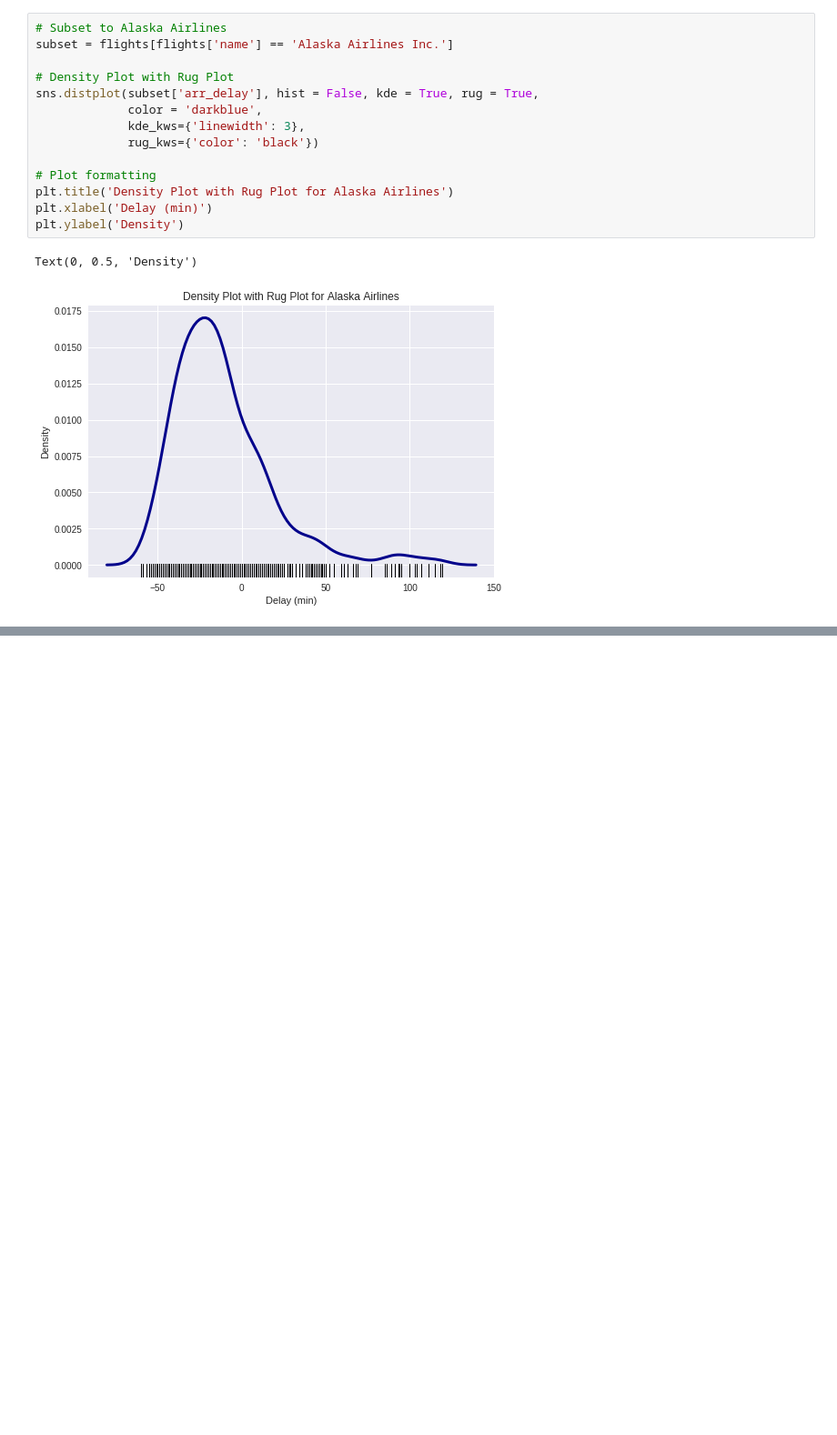
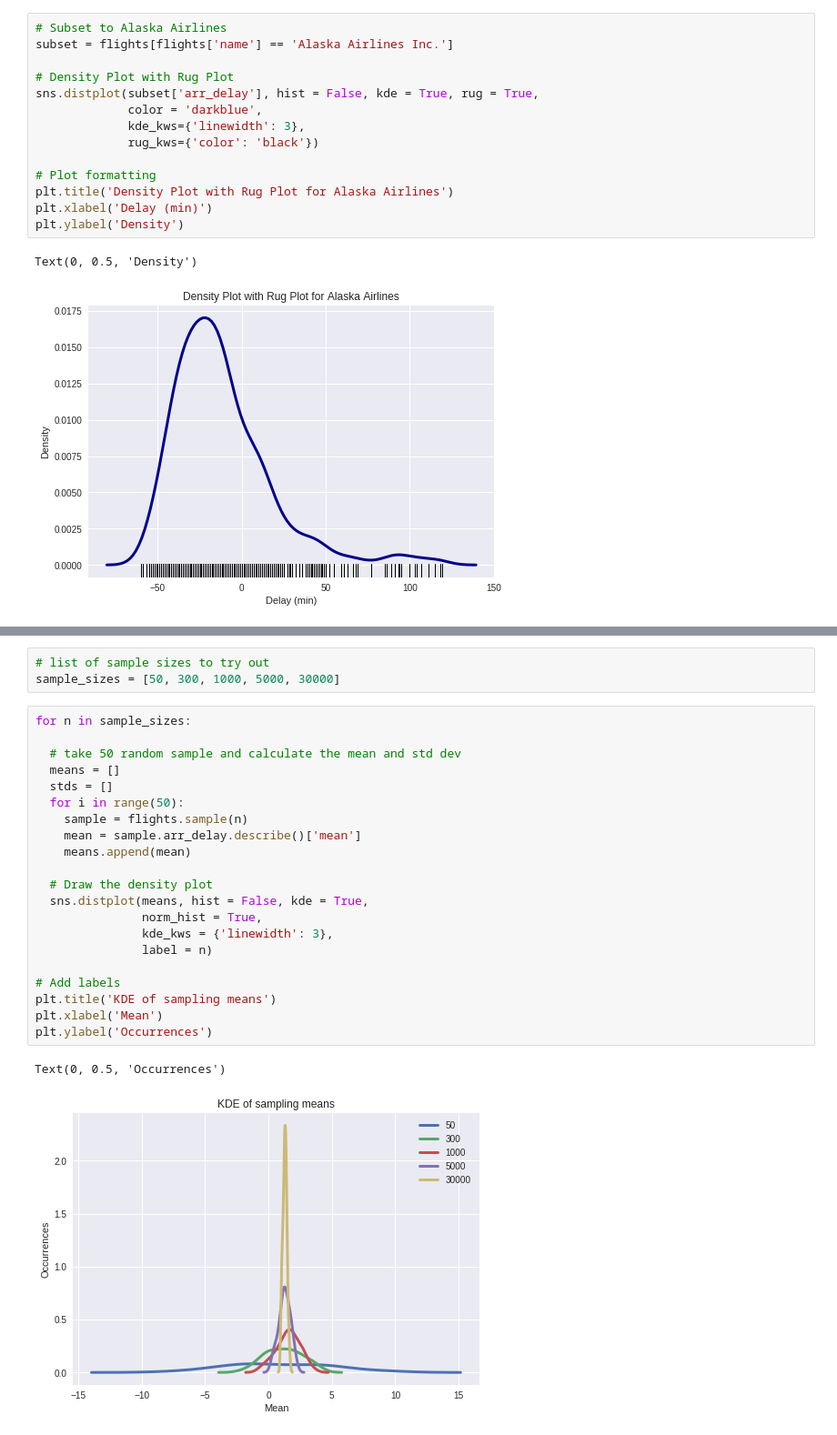
Before and after one commit to MichaelAshton/analyzing-distributions, a Jupyter notebook: analyzing_distributions.ipynb, the cells around one changed output, grey strips where cells are left out. Shown: that part at 91% size. Drawn from its saved outputs; the diff is of its cells as text; blank space fills up the shorter version.

```diff
--- a/analyzing_distributions.ipynb
+++ b/analyzing_distributions.ipynb
@@ -234,0 +334,27 @@ Text(0, 0.5, 'Density')
+# %%
+# list of sample sizes to try out
+sample_sizes = [50, 300, 1000, 5000, 30000]
+# %%
+for n in sample_sizes:
+
+  # take 50 random sample and calculate the mean and std dev
+  means = []
+  stds = []
+  for i in range(50):
+    sample = flights.sample(n)
+    mean = sample.arr_delay.describe()['mean']
+    means.append(mean)
+
+  # Draw the density plot
+  sns.distplot(means, hist = False, kde = True,
+               norm_hist = True,
+               kde_kws = {'linewidth': 3},
+               label = n)
+
+# Add labels
+plt.title('KDE of sampling means')
+plt.xlabel('Mean')
+plt.ylabel('Occurrences')
+# %% [output]
+Text(0, 0.5, 'Occurrences')
+[figure, added]
```
Also changed, not shown: parts of 17 cells of this notebook.
